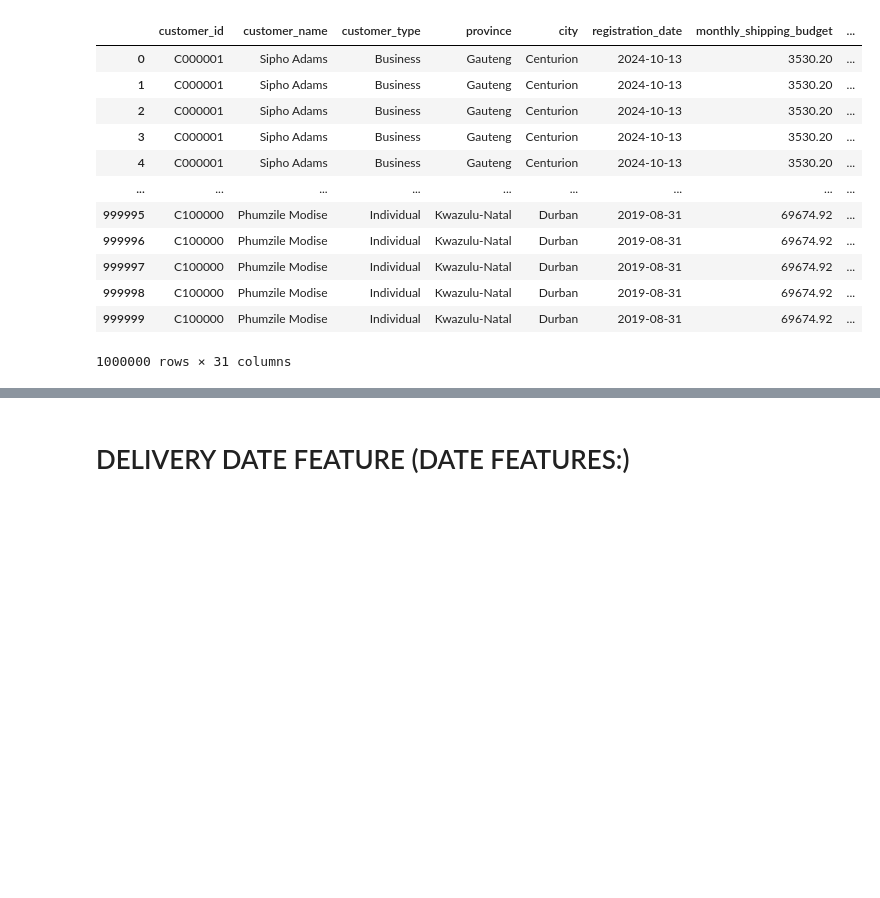
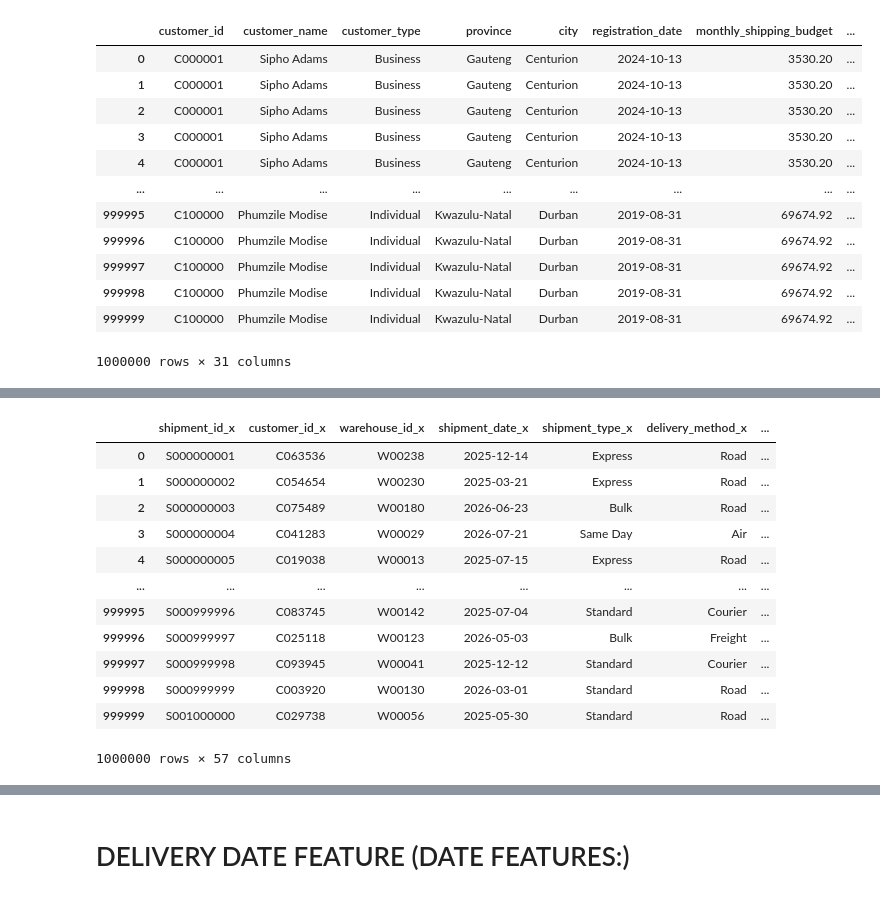
Before and after one commit to jilyanga2/Logistics-And-Delivery-Intelligence, a Jupyter notebook: feature-engineering.ipynb, the cells around one changed output, grey strips where cells are left out. Drawn from its saved outputs; the diff is of its cells as text; code cells hidden in the pictures; blank space fills up the shorter version.

```diff
--- a/feature-engineering.ipynb
+++ b/feature-engineering.ipynb
@@ -157,0 +253,15 @@ all3merged[["customer_id","customer_shipment_count","customer_total_shipping_val
+# %%
+finalmerge['shipment_distance'] = (
+finalmerge.groupby('shipment_id')['distance_km']
+.transform('sum')
+)
+# %%
+finalmerge['delivery_duration'] = (
+finalmerge.groupby('delivery_id')['delivery_duration_hours']
+.transform('sum')
+)
+# %%
+finalmerge['late_delivery_flag'] = (
+finalmerge.groupby('delivery_id')['is_late']
+.transform('sum')
+)
@@ -159,0 +343,23 @@ all3merged[["shipment_id","shipment_weight","shipment_distance","delivery_durati
+# %%
+deliveryMerged = pd.merge(
+    finalmerge,
+    all3merged,
+    on="delivery_id",
+    how="left"
+)
+# %%
+deliveryMerged
+# %% [output]
+|  | shipment_id_x | customer_id_x | warehouse_id_x | shipment_date_x | shipment_type_x | delivery_method_x | ... |
+| 0 | S000000001 | C063536 | W00238 | 2025-12-14 | Express | Road | ... |
+| 1 | S000000002 | C054654 | W00230 | 2025-03-21 | Express | Road | ... |
+| 2 | S000000003 | C075489 | W00180 | 2026-06-23 | Bulk | Road | ... |
+| 3 | S000000004 | C041283 | W00029 | 2026-07-21 | Same Day | Air | ... |
+| 4 | S000000005 | C019038 | W00013 | 2025-07-15 | Express | Road | ... |
+| ... | ... | ... | ... | ... | ... | ... | ... |
+| 999995 | S000999996 | C083745 | W00142 | 2025-07-04 | Standard | Courier | ... |
+| 999996 | S000999997 | C025118 | W00123 | 2026-05-03 | Bulk | Freight | ... |
+| 999997 | S000999998 | C093945 | W00041 | 2025-12-12 | Standard | Courier | ... |
+| 999998 | S000999999 | C003920 | W00130 | 2026-03-01 | Standard | Road | ... |
+| 999999 | S001000000 | C029738 | W00056 | 2025-05-30 | Standard | Road | ... |
+1000000 rows × 57 columns
```
Also changed, not shown: parts of 32 cells of this notebook.
